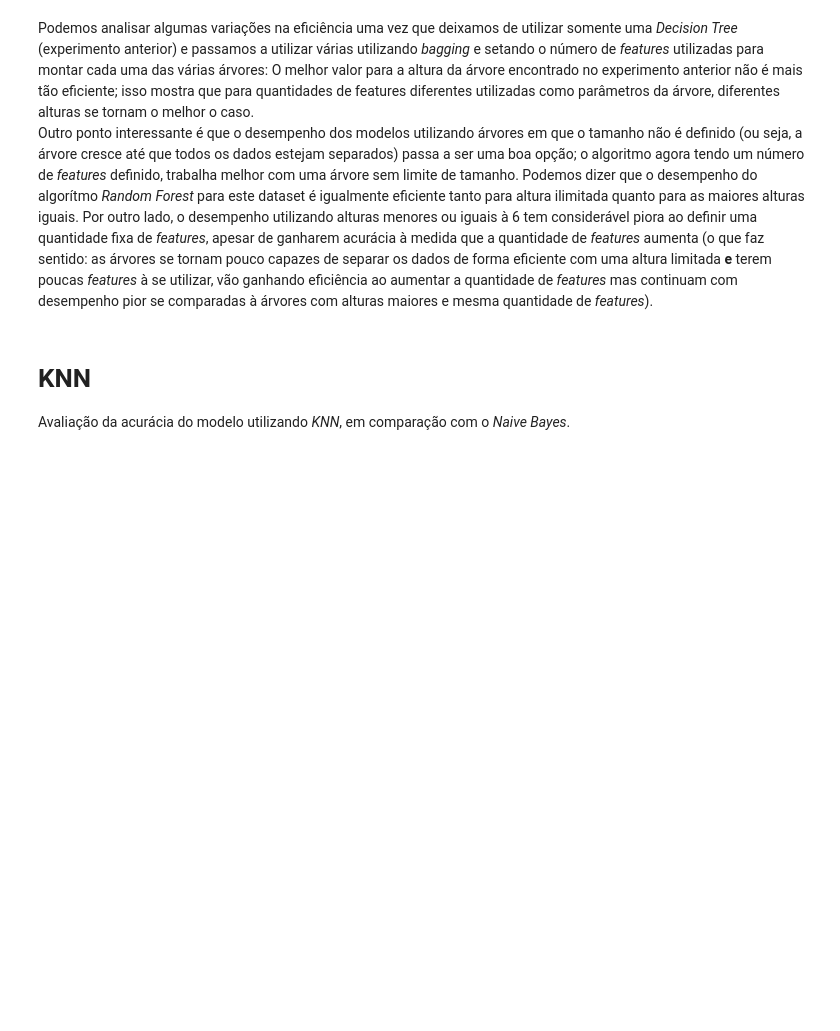
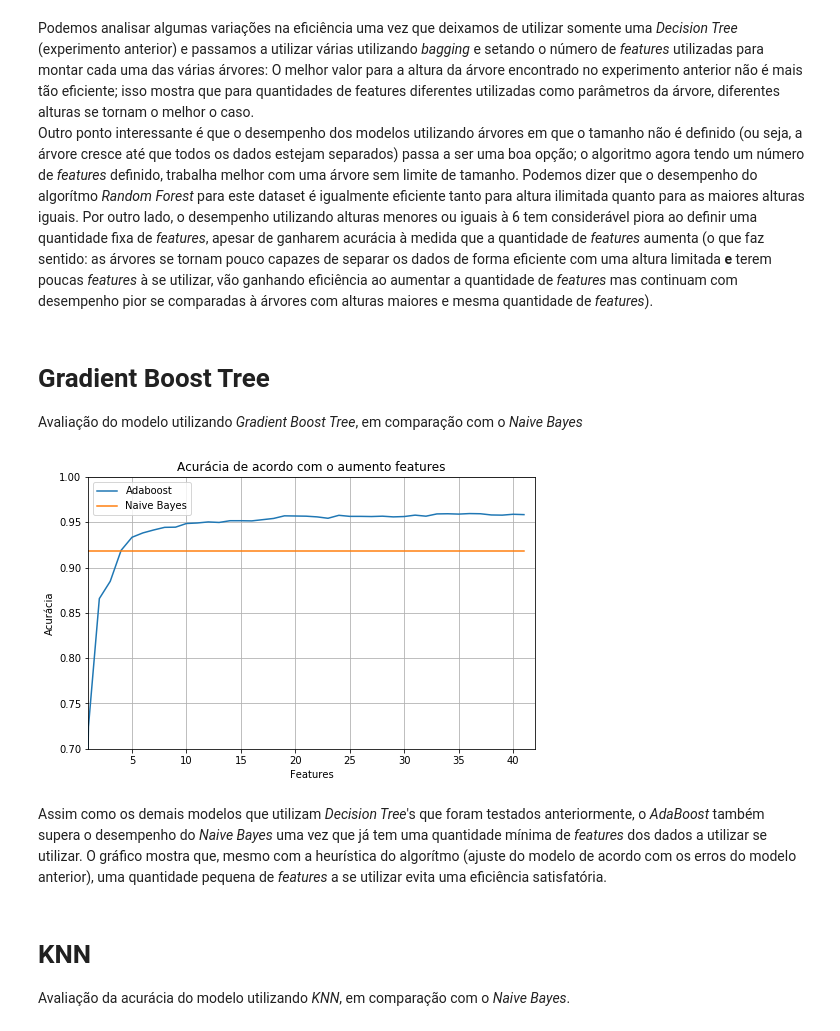
Before and after one commit to rafaatsouza/ufmg-undergrad-works, a Jupyter notebook: main.ipynb, the cells around one changed output. Saved outputs shown, nothing was run; the diff lists cells and outputs as text; code cells hidden in the pictures; blank space fills up the shorter version.

```diff
--- a/main.ipynb
+++ b/main.ipynb
@@ -196,3 +269,12 @@ Podemos analisar algumas variações na eficiência uma vez que deixamos de util
+# %% [markdown]
+# Gradient Boost Tree
+Avaliação do modelo utilizando _Gradient Boost Tree_, em comparação com o _Naive Bayes_
+# %%
+showAdaboostStats()
+# %% [output]
+[figure, added]
+# %% [markdown]
+Assim como os demais modelos que utilizam _Decision Tree_'s que foram testados anteriormente, o _AdaBoost_ também supera o desempenho do _Naive Bayes_ uma vez que já tem uma quantidade mínima de _features_ dos dados a utilizar se utilizar. O gráfico mostra que, mesmo com a heurística do algorítmo (ajuste do modelo de acordo com os erros do modelo anterior), uma quantidade pequena de _features_ a se utilizar evita uma eficiência satisfatória.
 # %% [markdown]
 # KNN
 Avaliação da acurácia do modelo utilizando _KNN_, em comparação com o _Naive Bayes_.
```
Also changed, not shown: parts of 12 cells of this notebook, 1 other file.
